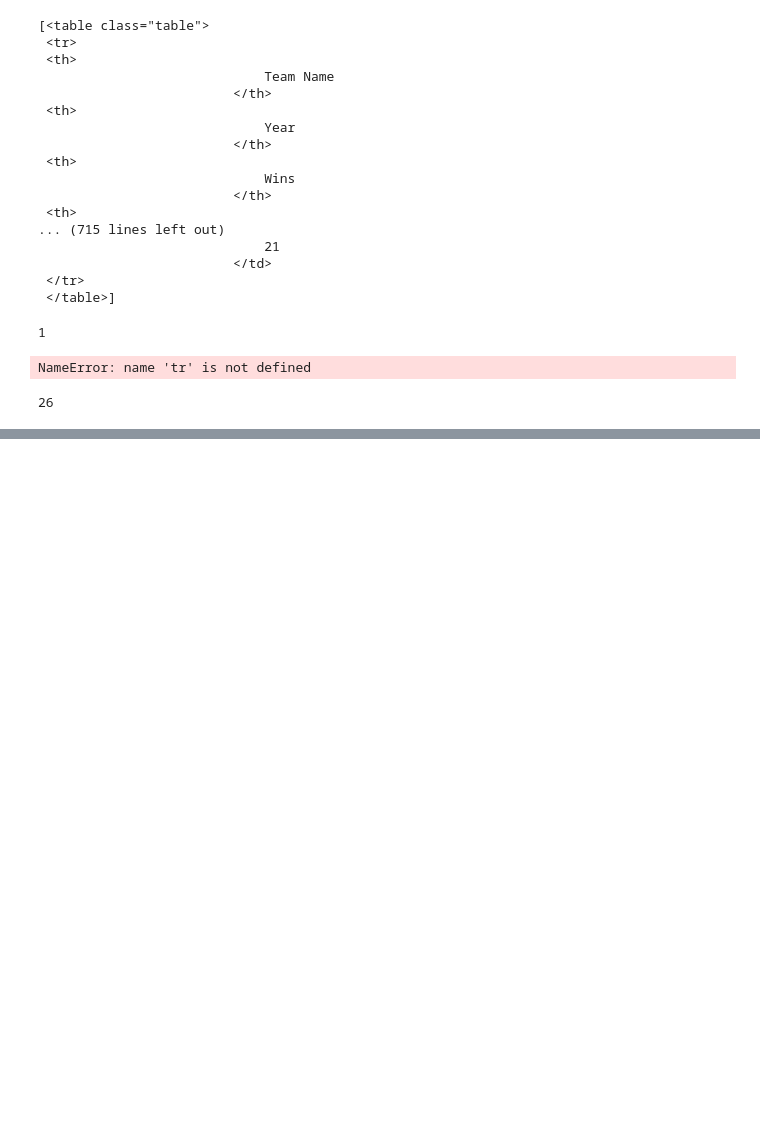
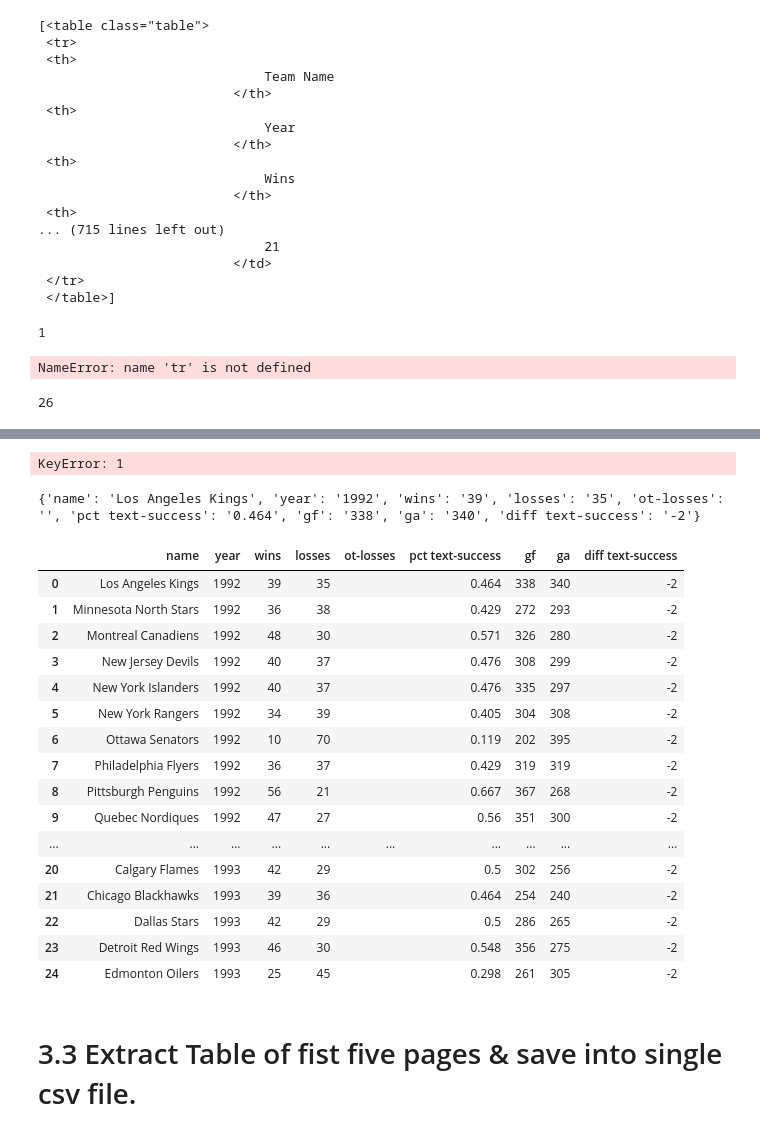
Before and after one commit to asifkasi/course-python-and-automation-by-kasi, a Jupyter notebook: Student's Folders/abdur rehman/web_scraping/medium/scrapethissite3.ipynb, the cells around one changed output, grey strips where cells are left out. Drawn from its saved outputs; the diff is of its cells as text; code cells hidden in the pictures; blank space fills up the shorter version.

```diff
--- a/Student's Folders/abdur rehman/web_scraping/medium/scrapethissite3.ipynb
+++ b/Student's Folders/abdur rehman/web_scraping/medium/scrapethissite3.ipynb
@@ -156,0 +217,21 @@ var.find('td',class_='diff text-success').text.strip()
+# %%
+va[1].find_all('tr')
+# %% [output]
+KeyError: 1
+# %%
+dict['name']= tr.find('td',class_='name').text.strip()
+dict['year']=tr.find('td',class_='year').text.strip()
+dict['wins']=tr.find('td',class_='wins').text.strip()
+dict['losses']=tr.find('td',class_='losses').text.strip()
+dict['ot-losses']=tr.find('td',class_='ot-losses').text.strip()
+# dict['pct text-success']=tr.find('td',class_='pct text-success').text.strip()
+dict['pct text-success']=tr.find('td',class_='pct').text.strip()
+
+dict['gf']=tr.find('td',class_='gf').text.strip()
+dict['ga']=tr.find('td',class_='ga').text.strip()
+dict['diff text-success']=tr.find('td',class_='diff').text.strip()
+# dict['diff text-success']=tr.find('td',class_='diff text-success').text.strip()
+
+print(dict)
+# %% [output]
+{'name': 'Los Angeles Kings', 'year': '1992', 'wins': '39', 'losses': '35', 'ot-losses': '', 'pct text-success': '0.464', 'gf': '338', 'ga': '340', 'diff text-success': '-2'}
@@ -156,0 +269,26 @@ var.find('td',class_='diff text-success').text.strip()
+# %%
+import pandas as pd
+df = pd.DataFrame(list)
+df
+df.to_csv('scrapethissite q3_2.csv',index=False)
+df
+# %% [output]
+|  | name | year | wins | losses | ot-losses | pct text-success | gf | ga | diff text-success |
+| 0 | Los Angeles Kings | 1992 | 39 | 35 |  | 0.464 | 338 | 340 | -2 |
+| 1 | Minnesota North Stars | 1992 | 36 | 38 |  | 0.429 | 272 | 293 | -2 |
+| 2 | Montreal Canadiens | 1992 | 48 | 30 |  | 0.571 | 326 | 280 | -2 |
+| 3 | New Jersey Devils | 1992 | 40 | 37 |  | 0.476 | 308 | 299 | -2 |
+| 4 | New York Islanders | 1992 | 40 | 37 |  | 0.476 | 335 | 297 | -2 |
+| 5 | New York Rangers | 1992 | 34 | 39 |  | 0.405 | 304 | 308 | -2 |
+| 6 | Ottawa Senators | 1992 | 10 | 70 |  | 0.119 | 202 | 395 | -2 |
+| 7 | Philadelphia Flyers | 1992 | 36 | 37 |  | 0.429 | 319 | 319 | -2 |
+| 8 | Pittsburgh Penguins | 1992 | 56 | 21 |  | 0.667 | 367 | 268 | -2 |
+| 9 | Quebec Nordiques | 1992 | 47 | 27 |  | 0.56 | 351 | 300 | -2 |
+| ... | ... | ... | ... | ... | ... | ... | ... | ... | ... |
+| 20 | Calgary Flames | 1993 | 42 | 29 |  | 0.5 | 302 | 256 | -2 |
+| 21 | Chicago Blackhawks | 1993 | 39 | 36 |  | 0.464 | 254 | 240 | -2 |
+| 22 | Dallas Stars | 1993 | 42 | 29 |  | 0.5 | 286 | 265 | -2 |
+| 23 | Detroit Red Wings | 1993 | 46 | 30 |  | 0.548 | 356 | 275 | -2 |
+| 24 | Edmonton Oilers | 1993 | 25 | 45 |  | 0.298 | 261 | 305 | -2 |
+# %% [markdown]
+# 3.3 Extract Table of fist five pages & save into single csv file.
```
Also changed, not shown: parts of 30 cells of this notebook, 5 other files.
